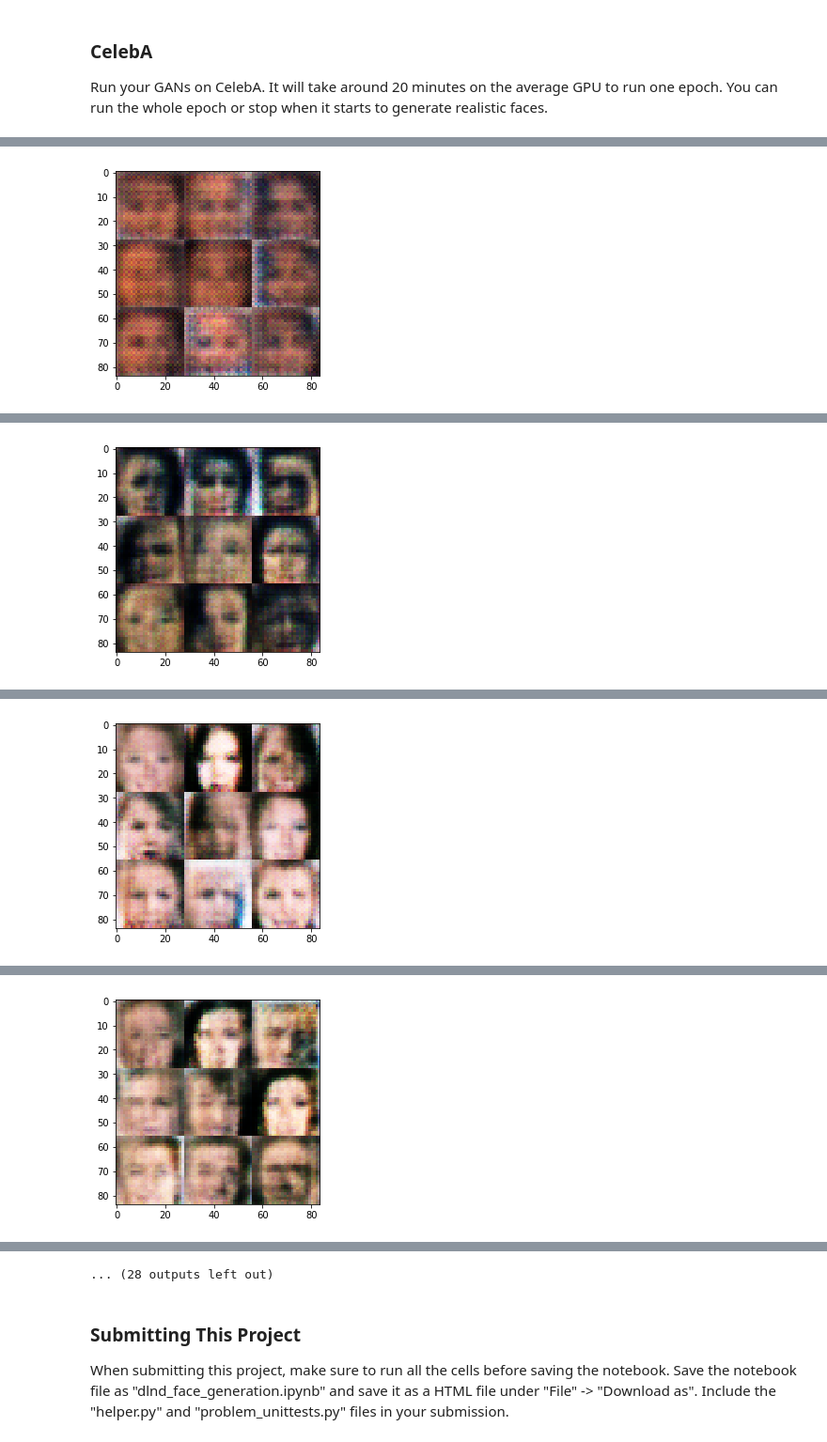
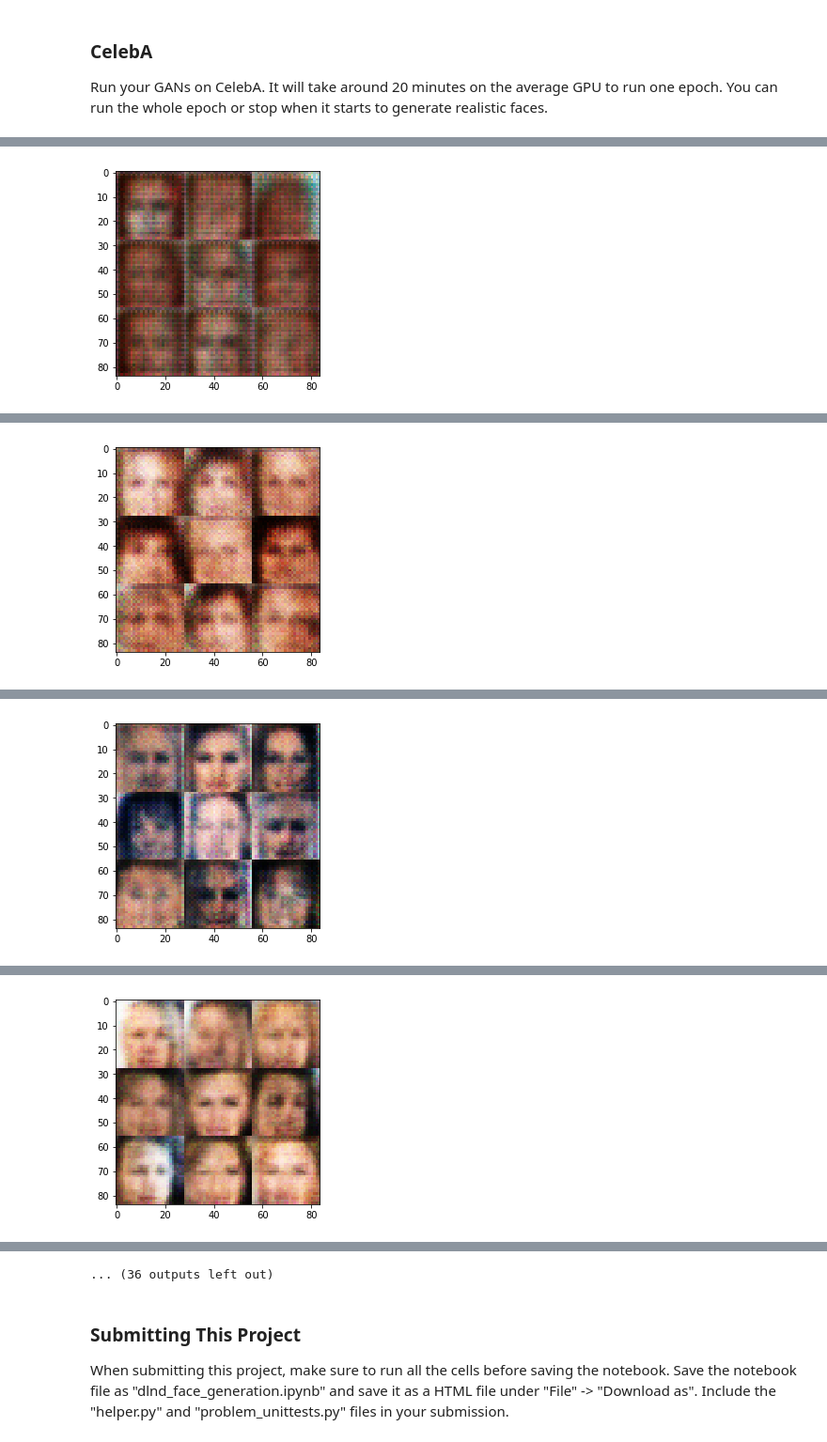
Before and after one commit to ericness/deep-learning, a Jupyter notebook: face_generation/dlnd_face_generation.ipynb, the cells around one changed output, grey strips where cells are left out. Shown at 94% size. Cells and saved outputs as stored; diff of their text form; code cells hidden in the pictures.

```diff
--- a/face_generation/dlnd_face_generation.ipynb
+++ b/face_generation/dlnd_face_generation.ipynb
@@ -191,23 +191,18 @@ def generator(z, out_channel_dim, is_train=True):
 
     with tf.variable_scope('generator', reuse=not is_train):
         # First fully connected layer
-        x1 = tf.layers.dense(z, 7*7*224)
+        x1 = tf.layers.dense(z, 7*7*448)
 
         # Reshape it to start the convolutional stack
-        x1 = tf.reshape(x1, (-1, 7, 7, 224))
+        x1 = tf.reshape(x1, (-1, 7, 7, 448))
         x1 = tf.layers.batch_normalization(x1, training=is_train)
         x1 = tf.maximum(alpha * x1, x1)
-        # 7x7x224 now
+        # 7x7x448 now
 
-        x2 = tf.layers.conv2d_transpose(x1, 112, 5, strides=2, padding='same')
+        x2 = tf.layers.conv2d_transpose(x1, 224, 5, strides=2, padding='same')
         x2 = tf.layers.batch_normalization(x2, training=is_train)
         x2 = tf.maximum(alpha * x2, x2)
-        # 14x14x112 now
-
-        #x3 = tf.layers.conv2d_transpose(x2, 56, 5, strides=2, padding='same')
-        #x3 = tf.layers.batch_normalization(x3, training=is_train)
-        #x3 = tf.maximum(alpha * x3, x3)
-        # 28x28x56 now
+        # 14x14x224 now
 
         # Output layer
         logits = tf.layers.conv2d_transpose(x2, out_channel_dim, 5, strides=2, padding='same')
@@ -508,7 +506,7 @@ Run your GANs on CelebA.  It will take around 20 minutes on the average GPU to r
 # %%
 batch_size = 64
 z_dim = 100
-learning_rate = 0.0005
+learning_rate = 0.0002
 beta1 = 0.7
 
 
@@ -535 +533 @@ Epoch 1/1... Discriminator Loss: 1.7214... Generator Loss: 0.5970
-[figure, old version]
+[figure, new version]
@@ -546 +544 @@ Epoch 1/1... Discriminator Loss: 1.6149... Generator Loss: 0.5688
-[figure, old version]
+[figure, new version]
@@ -557 +555 @@ Epoch 1/1... Discriminator Loss: 1.5625... Generator Loss: 0.5322
-[figure, old version]
+[figure, new version]
@@ -568 +566 @@ Epoch 1/1... Discriminator Loss: 1.4510... Generator Loss: 0.5640
-[figure, old version]
+[figure, new version]
@@ -591,4 +589,4 @@ Epoch 1/1... Discriminator Loss: 1.5748... Generator Loss: 0.7540
-... (28 outputs left out)
+... (36 outputs left out)
 # %% [markdown]
 ### Submitting This Project
 When submitting this project, make sure to run all the cells before saving the notebook. Save the notebook file as "dlnd_face_generation.ipynb" and save it as a HTML file under "File" -> "Download as". Include the "helper.py" and "problem_unittests.py" files in your submission.
```
Also changed, not shown: parts of 3 cells of this notebook.
